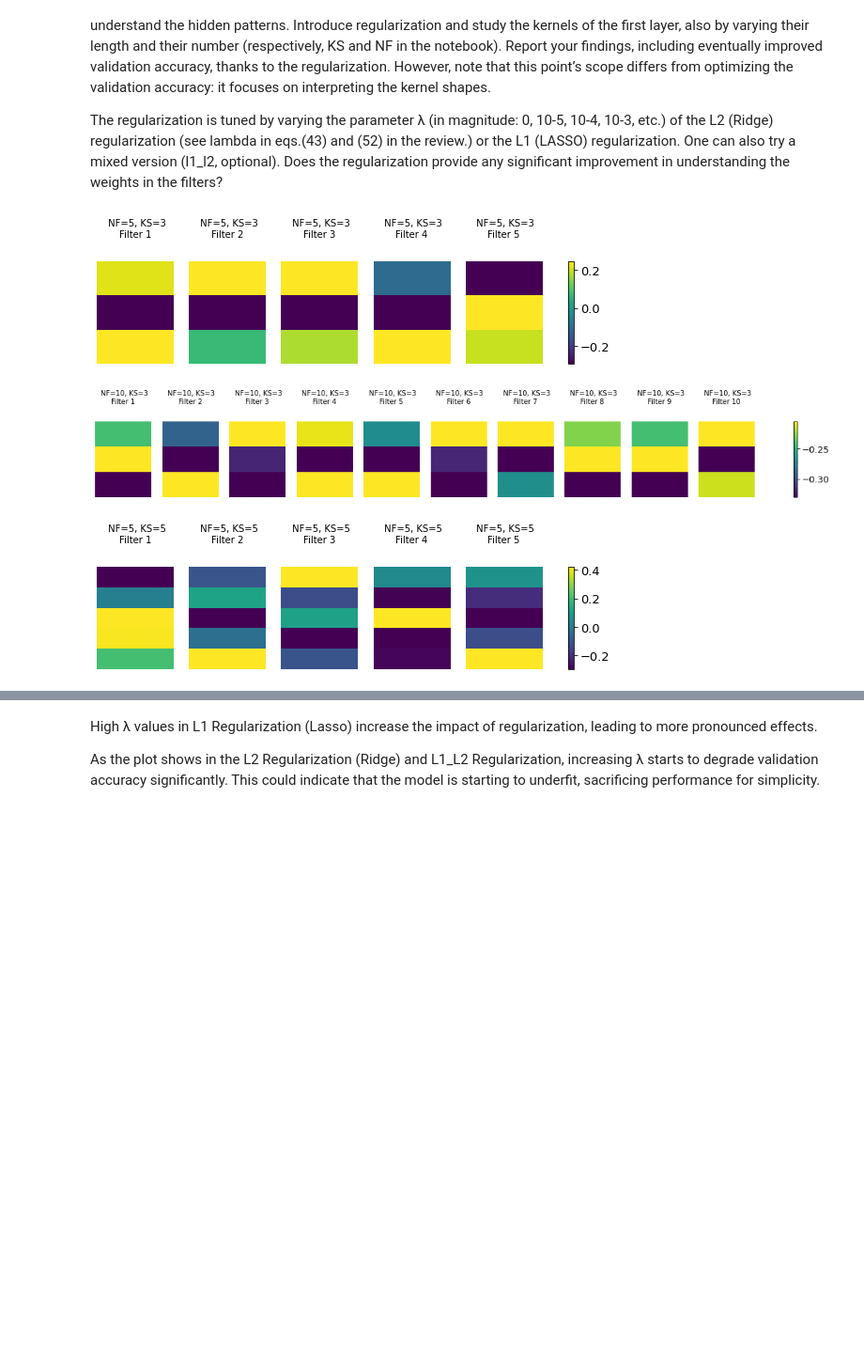
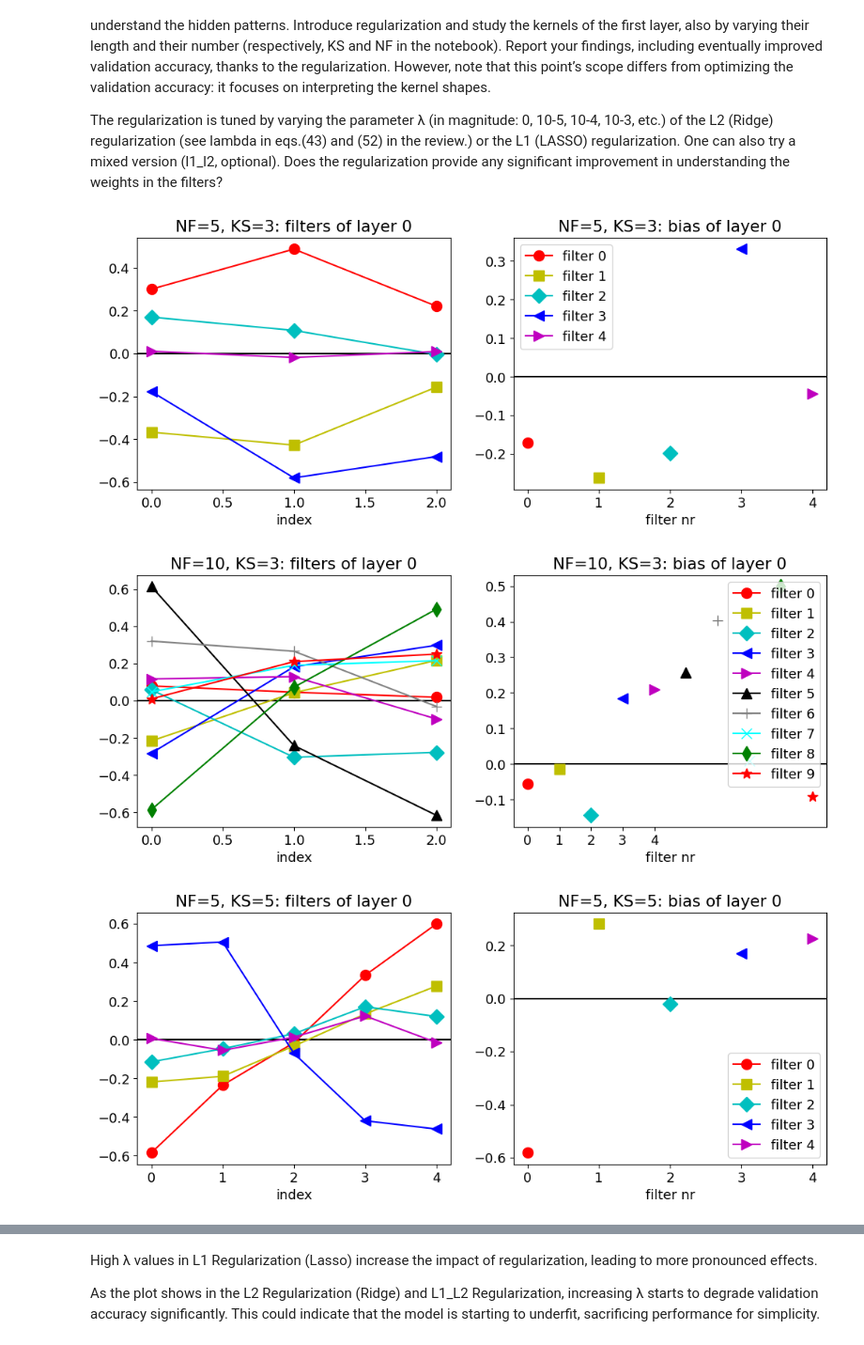
Before and after one commit to lm-schulze/LCP-Mod-B, a Jupyter notebook: group2413_exercise1.ipynb, the cells around one changed output, grey strips where cells are left out. Shown at 94% size. Drawn from its saved outputs; the diff is of its cells as text; code cells hidden in the pictures; blank space fills up the shorter version.

```diff
--- a/group2413_exercise1.ipynb
+++ b/group2413_exercise1.ipynb
@@ -314,7 +317,7 @@ learning_rates = [1e-5, 1e-4, 1e-3, 1e-2, 1e-1]
 optimizers = {
     'adam': Adam,
     'rmsprop': RMSprop,
-    'sgd': lambda lr: SGD(learning_rate=lr, momentum=0.9, nesterov=True),
+    'nesterov': lambda lr: SGD(learning_rate=lr, momentum=0.9, nesterov=True),
 }
 
 # Your model training parameters
@@ -413,7 +414,7 @@ plt.show()
 # }
 
 fig, axes = plt.subplots(1, 3, figsize=(18, 6))  # 1 row, 3 columns for each optimizer
-optimizers = ['adam', 'rmsprop', 'sgd']  # List of optimizers as defined in your results dictionary
+optimizers = ['adam', 'rmsprop', 'nesterov']  # List of optimizers as defined in your results dictionary
 
 for ax, opt_name in zip(axes, optimizers):
     learning_rates = sorted(results[opt_name].keys())
@@ -445,68 +507,21 @@ any significant improvement in understanding the weights in the filters?
 # %%
-np.random.seed(12345)
-tf_r.set_seed(12345)
-
-
-def build_model(NCONV=1, NF=5, KS=6, NF2=5, KS2=4, lamb=0, optimizer='SGD', learning_rate=1e-2):
-    """
-    filter = kernel
-    NCONV=index of the CNN architecture
-    NF=nr of filters in the first layer
-    KS=kernel size in the first layer
-    NF2=nr of filters in the second layer
-    KS2=kernel size in the second layer
-    lamb=not the animal, but lambda, the regularization parameter
-    optimizer: Name of the optimizer to use ('SGD', 'Adam', etc.)
-    learning_rate: Learning rate for the optimizer
-    """
-    reg = keras.regularizers.l2(lamb)
-    model = Sequential()
-    model.add(Conv1D(filters=NF,
-                     kernel_size=KS,
-                     kernel_regularizer=reg,
-                     activation='relu',
-                     input_shape=input_shape))
-    model.add(Conv1D(filters=NF2, kernel_size=KS2, activation='relu'))
-    model.add(GlobalMaxPooling1D())
-    model.add(Flatten())
-    model.add(Dense(n_class, activation='softmax'))
-
-    if optimizer == 'SGD':
-        opt = keras.optimizers.SGD(learning_rate=learning_rate)
-    # Add additional optimizers here as elif conditions if needed
-
-    model.compile(loss='categorical_crossentropy', optimizer=opt, metrics=['accuracy'])
-    return model
-
+# define configurations for filter number & size
 configs = [
     {'lamb': 0.01, 'NF': 5, 'KS': 3},
     {'lamb': 0.01, 'NF': 10, 'KS': 3 },
     {'lamb': 0.01, 'NF': 5, 'KS': 5},
     {'lamb': 0.01, 'NF': 10, 'KS': 5},
     # Add more configurations as needed
 ]
 
 for config in configs:
     model = build_model(**config)
     #Train the model
     history = model.fit(x_train, y_train, validation_data=(x_val, y_val), epochs=10, verbose=0)
 
     # Visualize the kernels of the first Conv1D layer
-    weights, biases = model.layers[0].get_weights()
-    num_filters = weights.shape[2]
-
-    fig, axs = plt.subplots(1, num_filters, figsize=(num_filters * 2, 2))
-    if num_filters == 1:
-        axs = [axs]
-    for j in range(num_filters):
-        ax = axs[j]
-        kernel = weights[:, 0, j]
-        cax=ax.matshow(kernel[:, np.newaxis], cmap='viridis', aspect='auto')
-        ax.set_title(f' NF={config["NF"]}, KS={config["KS"]}\nFilter {j+1}', fontsize=10)
-        ax.axis('off')
-    fig.colorbar(cax, ax=axs, orientation='vertical', fraction=.1)
-    plt.show()
+    show_weights(model, 0, label="NF={}, KS={}".format(config["NF"], config["KS"]))
 # %% [output]
-[figure, old version]
+[figure, new version]
-[figure, old version]
+[figure, new version]
-[figure, old version]
+[figure, new version]
```
Also changed, not shown: parts of 18 cells of this notebook.
